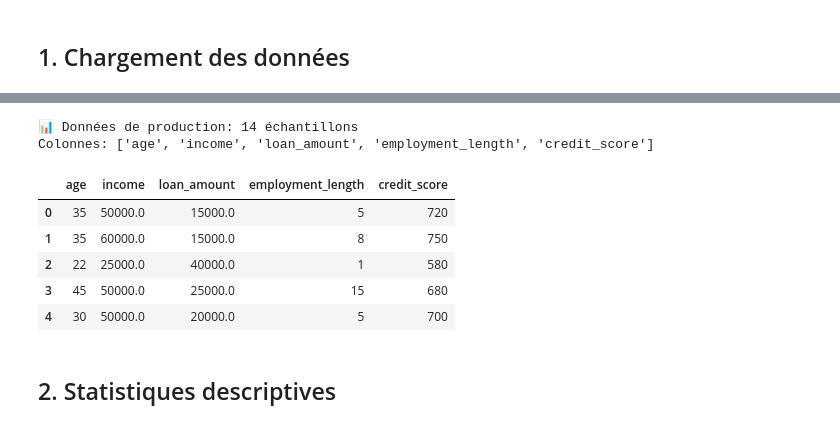
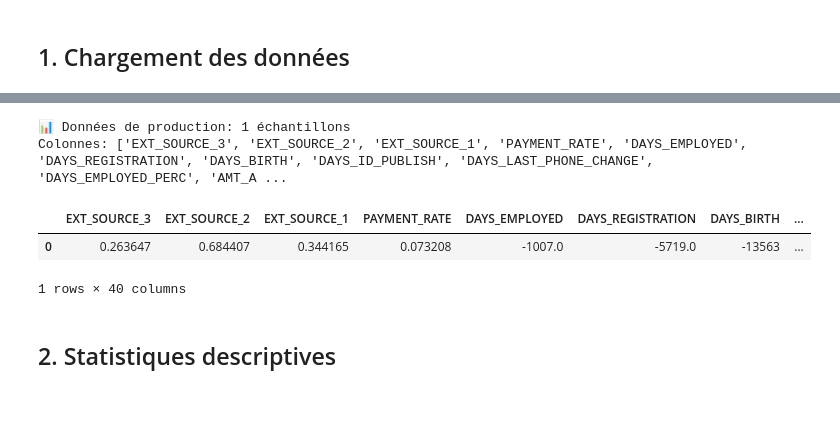
Before and after one commit to ticoraph/ReadyToSpendMonitor, a Jupyter notebook: notebooks/drift_analysis.ipynb, the cells around one changed output, grey strips where cells are left out. Saved outputs shown, nothing was run; the diff lists cells and outputs as text; code cells hidden in the pictures.

```diff
--- a/notebooks/drift_analysis.ipynb
+++ b/notebooks/drift_analysis.ipynb
@@ -44,26 +45,23 @@ Colonnes: ['AMT_ANNUITY', 'AMT_CREDIT', 'AMT_GOODS_PRICE', 'AMT_INCOME_TOTAL', '
 # %%
 # Charger les logs de production
 production_logs = []
-with open('../production_logs.json', 'r') as f:
+with open('../output/production_logs.json', 'r') as f:
     for line in f:
         if line.strip():
             production_logs.append(json.loads(line))
 
 production_df = pd.DataFrame(production_logs)
 input_df = pd.json_normalize(production_df['input'])
 
 print(f"📊 Données de production: {len(input_df)} échantillons")
 print(f"Colonnes: {input_df.columns.tolist()}")
 input_df.head()
 # %% [output]
-📊 Données de production: 14 échantillons
-Colonnes: ['age', 'income', 'loan_amount', 'employment_length', 'credit_score']
+📊 Données de production: 1 échantillons
+Colonnes: ['EXT_SOURCE_3', 'EXT_SOURCE_2', 'EXT_SOURCE_1', 'PAYMENT_RATE', 'DAYS_EMPLOYED', 'DAYS_REGISTRATION', 'DAYS_BIRTH', 'DAYS_ID_PUBLISH', 'DAYS_LAST_PHONE_CHANGE', 'DAYS_EMPLOYED_PERC', 'AMT_A ...
-|  | age | income | loan_amount | employment_length | credit_score |
-| 0 | 35 | 50000.0 | 15000.0 | 5 | 720 |
-| 1 | 35 | 60000.0 | 15000.0 | 8 | 750 |
-| 2 | 22 | 25000.0 | 40000.0 | 1 | 580 |
-| 3 | 45 | 50000.0 | 25000.0 | 15 | 680 |
-| 4 | 30 | 50000.0 | 20000.0 | 5 | 700 |
+|  | EXT_SOURCE_3 | EXT_SOURCE_2 | EXT_SOURCE_1 | PAYMENT_RATE | DAYS_EMPLOYED | DAYS_REGISTRATION | DAYS_BIRTH | ... |
+| 0 | 0.263647 | 0.684407 | 0.344165 | 0.073208 | -1007.0 | -5719.0 | -13563 | ... |
+1 rows × 40 columns
 # %% [markdown]
 ## 2. Statistiques descriptives
 # %%
```
Also changed, not shown: parts of 7 cells of this notebook, 9 other files.
